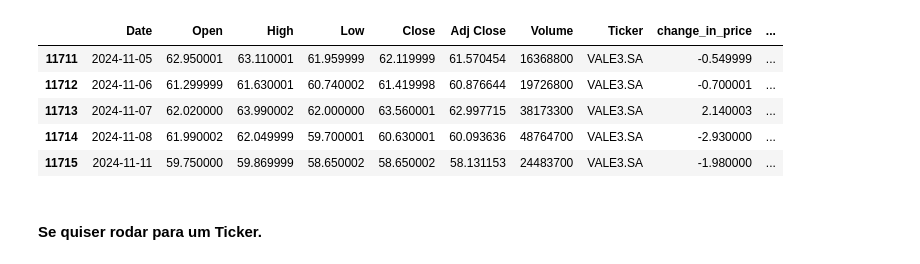
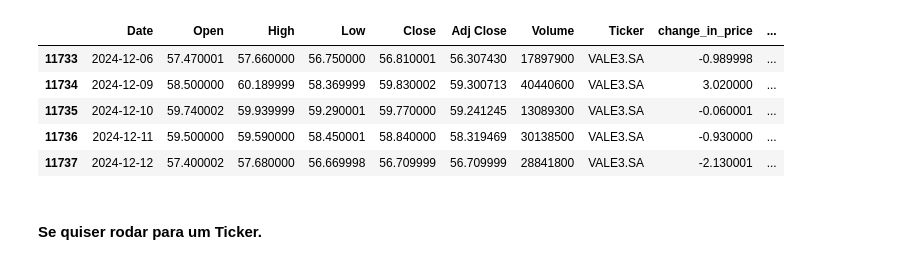
Before and after one commit to Bruno-Santana-Eco/TCC_Machine_learning, a Jupyter notebook: Teste Alpha.ipynb, the cells around one changed output. Cells and saved outputs as stored; diff of their text form; code cells hidden in the pictures.

```diff
--- a/Teste Alpha.ipynb
+++ b/Teste Alpha.ipynb
@@ -71,10 +71,10 @@ def obv(group, smoothed_col):
     return pd.Series(obv_values, index=group.index)
 
 # Lista de valores alpha
-alpha_list = [0.93, 0.94, 0.95, 0.96, 0.97, 0.98, 0.99, 1.00]
+alpha_list = [0.10, 0.20, 0.30, 0.40, 0.50, 0.60, 0.70, 0.80, 0.90]
 
 # Período para calcular o target, RSI e estocástico
-d = 30
+d = 10
 n = 14
 e = 9
 
@@ -149,38 +149,38 @@ price_data['Smoothed_Close_1'] = price_data.groupby('Ticker')['Close'].transform
 price_data['Smoothed_Close_1'] = np.where(mask, np.nan, price_data['Smoothed_Close_1'])
 
 price_data['Verify'] = price_data.groupby('Ticker')['Smoothed_Close_1'].transform(
     lambda x: calculate_target(x, d)
 )
 price_data['Verify'] = np.where(mask, np.nan, price_data['Verify'])
 
 # Cálculo do RSI
 up_df = price_data[['Ticker', 'change_in_price']].copy()
 down_df = price_data[['Ticker', 'change_in_price']].copy()
 
 up_df['change_in_price'] = up_df['change_in_price'].where(up_df['change_in_price'] > 0, 0)
 down_df['change_in_price'] = down_df['change_in_price'].where(down_df['change_in_price'] < 0, 0).abs()
 
 ewma_up = up_df.groupby('Ticker')['change_in_price'].transform(lambda x: x.ewm(span=n).mean())
 ewma_down = down_df.groupby('Ticker')['change_in_price'].transform(lambda x: x.ewm(span=n).mean())
 
 relative_strength = ewma_up / ewma_down
 price_data['RSI'] = 100.0 - (100.0 / (1.0 + relative_strength))
 
 price_data['up_days'] = up_df['change_in_price']
 price_data['down_days'] = down_df['change_in_price']
 
 # Remover as linhas com NaN
 price_data = price_data.dropna()
 
 # Visualizar o DataFrame atualizado
 price_data.tail()
 # %% [output]
 |  | Date | Open | High | Low | Close | Adj Close | Volume | Ticker | change_in_price | ... |
-| 11711 | 2024-11-05 | 62.950001 | 63.110001 | 61.959999 | 62.119999 | 61.570454 | 16368800 | VALE3.SA | -0.549999 | ... |
-| 11712 | 2024-11-06 | 61.299999 | 61.630001 | 60.740002 | 61.419998 | 60.876644 | 19726800 | VALE3.SA | -0.700001 | ... |
-| 11713 | 2024-11-07 | 62.020000 | 63.990002 | 62.000000 | 63.560001 | 62.997715 | 38173300 | VALE3.SA | 2.140003 | ... |
-| 11714 | 2024-11-08 | 61.990002 | 62.049999 | 59.700001 | 60.630001 | 60.093636 | 48764700 | VALE3.SA | -2.930000 | ... |
-| 11715 | 2024-11-11 | 59.750000 | 59.869999 | 58.650002 | 58.650002 | 58.131153 | 24483700 | VALE3.SA | -1.980000 | ... |
+| 11733 | 2024-12-06 | 57.470001 | 57.660000 | 56.750000 | 56.810001 | 56.307430 | 17897900 | VALE3.SA | -0.989998 | ... |
+| 11734 | 2024-12-09 | 58.500000 | 60.189999 | 58.369999 | 59.830002 | 59.300713 | 40440600 | VALE3.SA | 3.020000 | ... |
+| 11735 | 2024-12-10 | 59.740002 | 59.939999 | 59.290001 | 59.770000 | 59.241245 | 13089300 | VALE3.SA | -0.060001 | ... |
+| 11736 | 2024-12-11 | 59.500000 | 59.590000 | 58.450001 | 58.840000 | 58.319469 | 30138500 | VALE3.SA | -0.930000 | ... |
+| 11737 | 2024-12-12 | 57.400002 | 57.680000 | 56.669998 | 56.709999 | 56.709999 | 28841800 | VALE3.SA | -2.130001 | ... |
 # %% [markdown]
 #### Se quiser rodar para um Ticker.
 # %%
```
Also changed, not shown: parts of 5 cells of this notebook, 3 other files.
